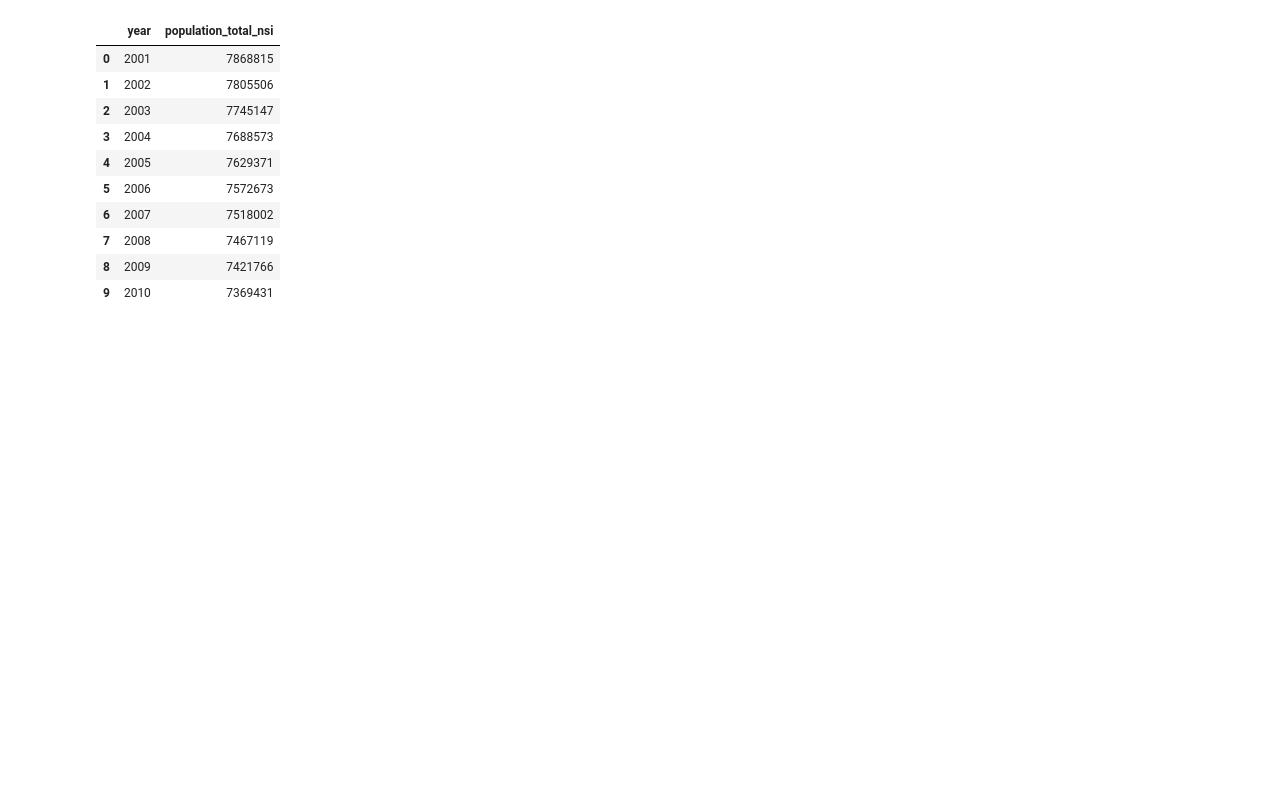
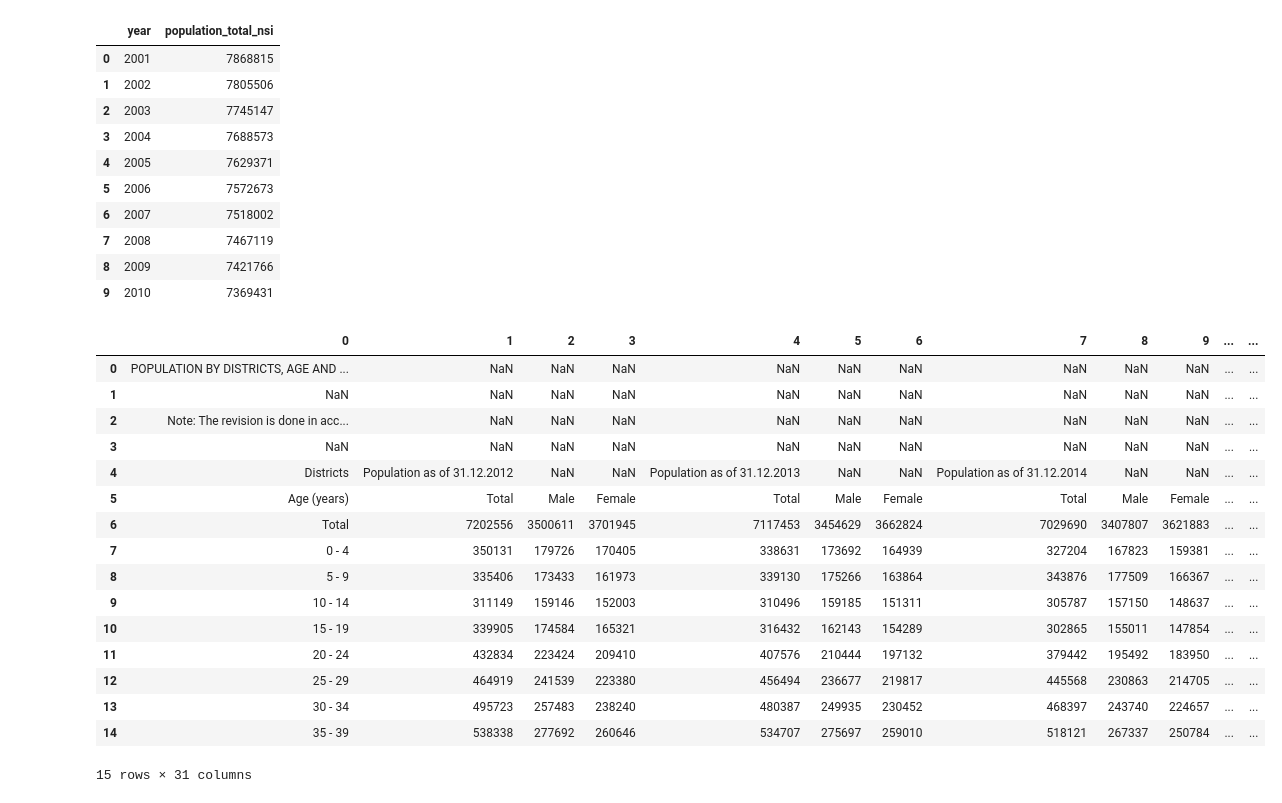
Before and after one commit to AleksM654/bulgaria-before-after-1989, a Jupyter notebook: notebooks/01_data_inspection_and_cleaning.ipynb, the cells around one changed output. Saved outputs shown, nothing was run; the diff lists cells and outputs as text; code cells hidden in the pictures; blank space fills up the shorter version.

```diff
--- a/notebooks/01_data_inspection_and_cleaning.ipynb
+++ b/notebooks/01_data_inspection_and_cleaning.ipynb
@@ -471,3 +471,31 @@ nsi_population_2001_2010
 | 7 | 2008 | 7467119 |
 | 8 | 2009 | 7421766 |
 | 9 | 2010 | 7369431 |
+# %%
+# second dataset from NSI, covering population from 2011 untill 2021
+
+nsi_2012_2021_raw = pd.read_excel(
+    nsi_pop_2012_2021_path,
+    sheet_name="2012-2021",
+    header=None
+)
+
+nsi_2012_2021_raw.head(15)
+# %% [output]
+|  | 0 | 1 | 2 | 3 | 4 | 5 | 6 | 7 | 8 | 9 | ... | ... |
+| 0 | POPULATION BY DISTRICTS, AGE AND ... | NaN | NaN | NaN | NaN | NaN | NaN | NaN | NaN | NaN | ... | ... |
+| 1 | NaN | NaN | NaN | NaN | NaN | NaN | NaN | NaN | NaN | NaN | ... | ... |
+| 2 | Note: The revision is done in acc... | NaN | NaN | NaN | NaN | NaN | NaN | NaN | NaN | NaN | ... | ... |
+| 3 | NaN | NaN | NaN | NaN | NaN | NaN | NaN | NaN | NaN | NaN | ... | ... |
+| 4 | Districts | Population as of 31.12.2012 | NaN | NaN | Population as of 31.12.2013 | NaN | NaN | Population as of 31.12.2014 | NaN | NaN | ... | ... |
+| 5 | Age (years) | Total | Male | Female | Total | Male | Female | Total | Male | Female | ... | ... |
+| 6 | Total | 7202556 | 3500611 | 3701945 | 7117453 | 3454629 | 3662824 | 7029690 | 3407807 | 3621883 | ... | ... |
+| 7 | 0 - 4 | 350131 | 179726 | 170405 | 338631 | 173692 | 164939 | 327204 | 167823 | 159381 | ... | ... |
+| 8 | 5 - 9 | 335406 | 173433 | 161973 | 339130 | 175266 | 163864 | 343876 | 177509 | 166367 | ... | ... |
+| 9 | 10 - 14 | 311149 | 159146 | 152003 | 310496 | 159185 | 151311 | 305787 | 157150 | 148637 | ... | ... |
+| 10 | 15 - 19 | 339905 | 174584 | 165321 | 316432 | 162143 | 154289 | 302865 | 155011 | 147854 | ... | ... |
+| 11 | 20 - 24 | 432834 | 223424 | 209410 | 407576 | 210444 | 197132 | 379442 | 195492 | 183950 | ... | ... |
+| 12 | 25 - 29 | 464919 | 241539 | 223380 | 456494 | 236677 | 219817 | 445568 | 230863 | 214705 | ... | ... |
+| 13 | 30 - 34 | 495723 | 257483 | 238240 | 480387 | 249935 | 230452 | 468397 | 243740 | 224657 | ... | ... |
+| 14 | 35 - 39 | 538338 | 277692 | 260646 | 534707 | 275697 | 259010 | 518121 | 267337 | 250784 | ... | ... |
+15 rows × 31 columns
```
Also changed, not shown: parts of 9 cells of this notebook.
